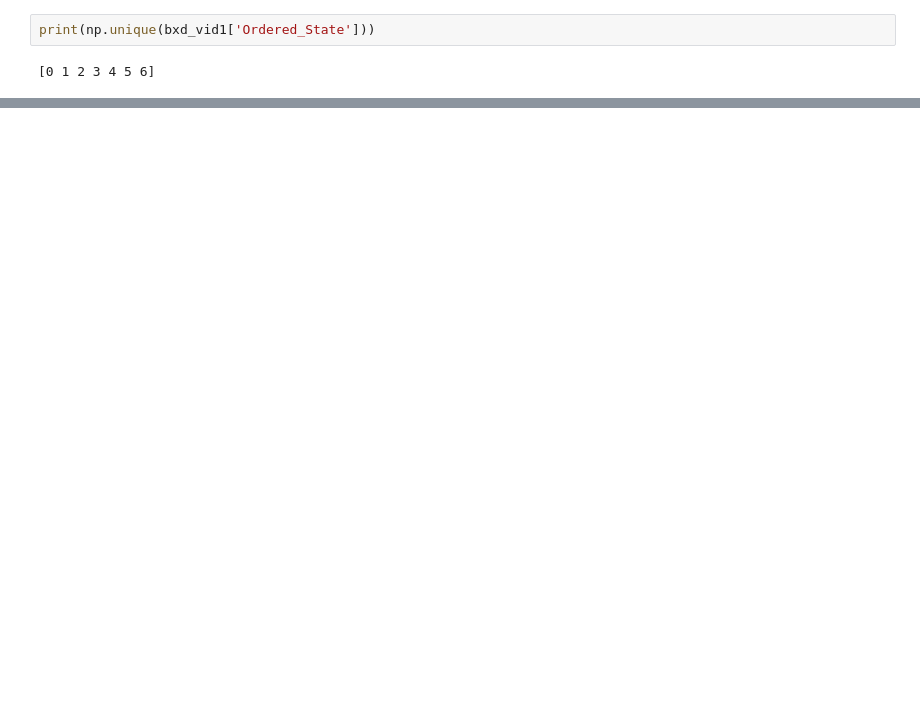
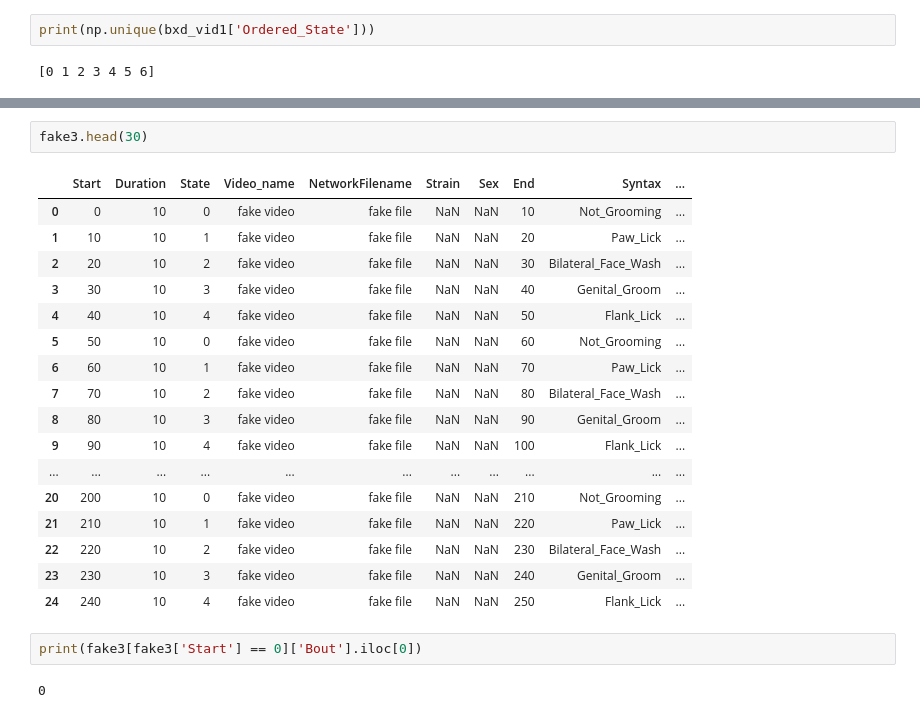
Before and after one commit to brigbrog/Syntactic-Grooming, a Jupyter notebook: bout_machine.ipynb, the cells around one changed output, grey strips where cells are left out. Saved outputs shown, nothing was run; the diff lists cells and outputs as text; blank space fills up the shorter version.

```diff
--- a/bout_machine.ipynb
+++ b/bout_machine.ipynb
@@ -221,0 +222,24 @@ bout_vis.manual_inspect_filtstate(bxd_vid1, 0, inspect_range, (10, 5))
+# %%
+fake3.head(30)
+# %% [output]
+|  | Start | Duration | State | Video_name | NetworkFilename | Strain | Sex | End | Syntax | ... |
+| 0 | 0 | 10 | 0 | fake video | fake file | NaN | NaN | 10 | Not_Grooming | ... |
+| 1 | 10 | 10 | 1 | fake video | fake file | NaN | NaN | 20 | Paw_Lick | ... |
+| 2 | 20 | 10 | 2 | fake video | fake file | NaN | NaN | 30 | Bilateral_Face_Wash | ... |
+| 3 | 30 | 10 | 3 | fake video | fake file | NaN | NaN | 40 | Genital_Groom | ... |
+| 4 | 40 | 10 | 4 | fake video | fake file | NaN | NaN | 50 | Flank_Lick | ... |
+| 5 | 50 | 10 | 0 | fake video | fake file | NaN | NaN | 60 | Not_Grooming | ... |
+| 6 | 60 | 10 | 1 | fake video | fake file | NaN | NaN | 70 | Paw_Lick | ... |
+| 7 | 70 | 10 | 2 | fake video | fake file | NaN | NaN | 80 | Bilateral_Face_Wash | ... |
+| 8 | 80 | 10 | 3 | fake video | fake file | NaN | NaN | 90 | Genital_Groom | ... |
+| 9 | 90 | 10 | 4 | fake video | fake file | NaN | NaN | 100 | Flank_Lick | ... |
+| ... | ... | ... | ... | ... | ... | ... | ... | ... | ... | ... |
+| 20 | 200 | 10 | 0 | fake video | fake file | NaN | NaN | 210 | Not_Grooming | ... |
+| 21 | 210 | 10 | 1 | fake video | fake file | NaN | NaN | 220 | Paw_Lick | ... |
+| 22 | 220 | 10 | 2 | fake video | fake file | NaN | NaN | 230 | Bilateral_Face_Wash | ... |
+| 23 | 230 | 10 | 3 | fake video | fake file | NaN | NaN | 240 | Genital_Groom | ... |
+| 24 | 240 | 10 | 4 | fake video | fake file | NaN | NaN | 250 | Flank_Lick | ... |
+# %%
+print(fake3[fake3['Start'] == 0]['Bout'].iloc[0])
+# %% [output]
+0
```
Also changed, not shown: parts of 10 cells of this notebook, 1 other file.
